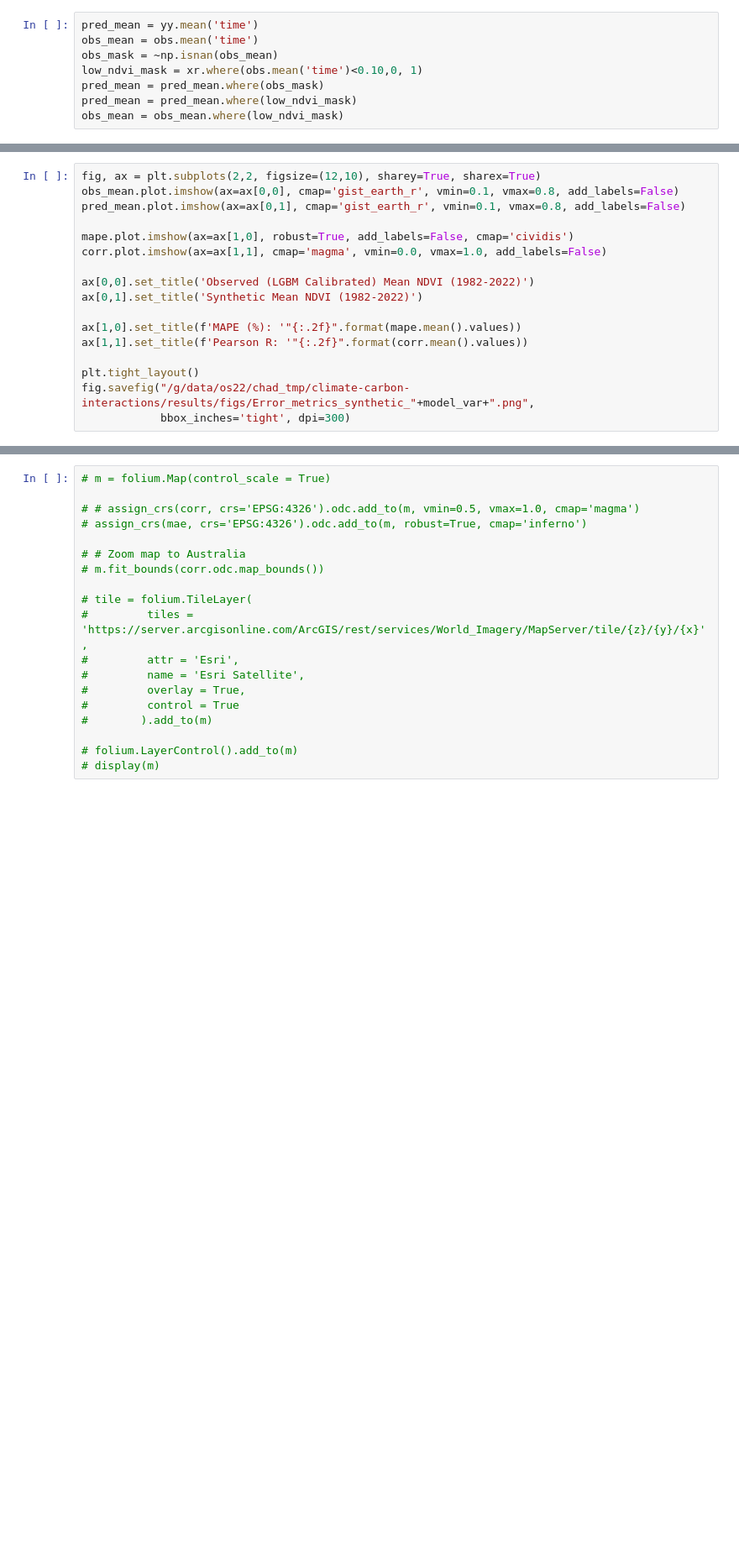
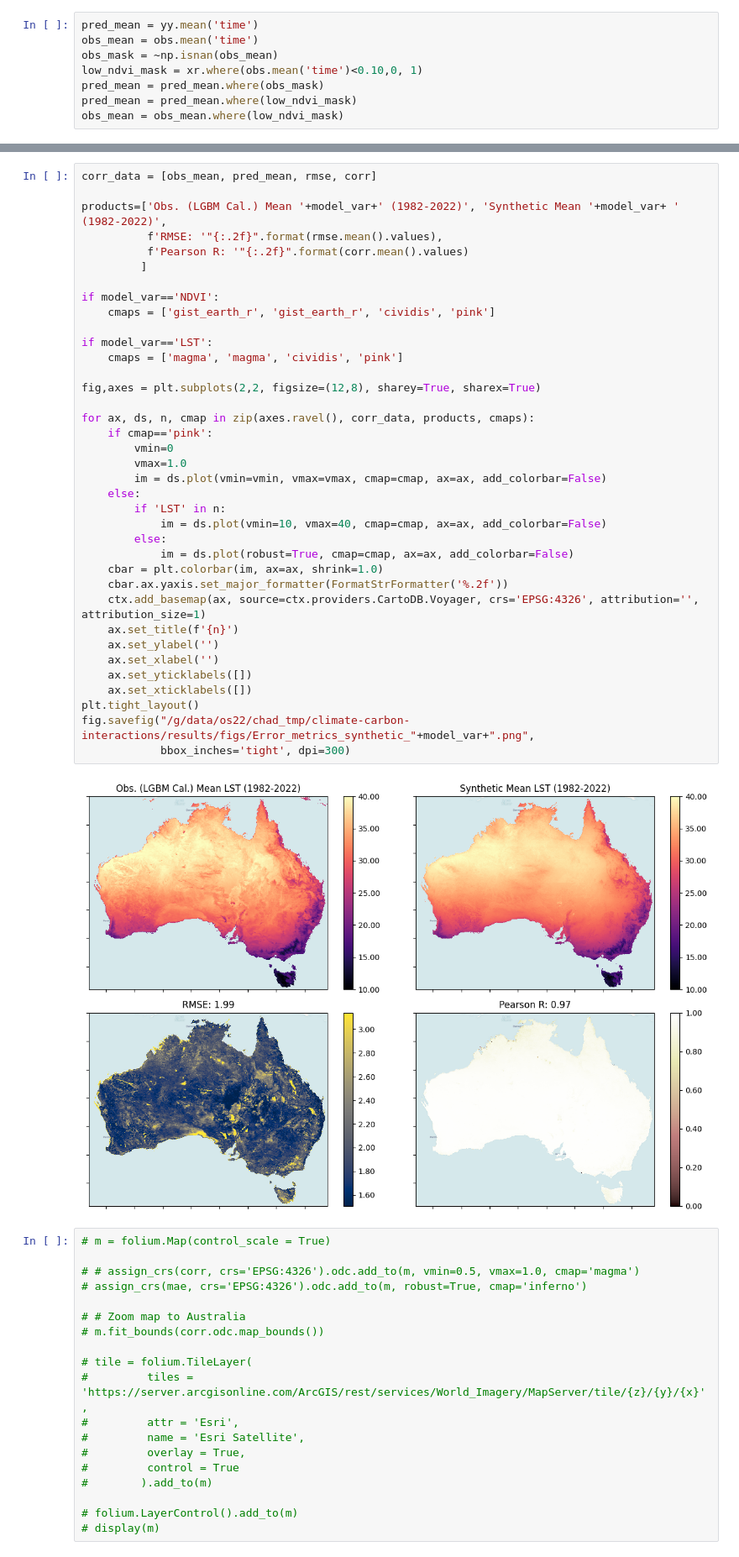
Before and after one commit to cbur24/climate-carbon-interactions, a Jupyter notebook: notebooks/landsurface_modelling/2_Compare_with_Observations.ipynb, the cells around one changed output, grey strips where cells are left out. Shown at 84% size. Cells and saved outputs as stored; diff of their text form; blank space fills up the shorter version.

```diff
--- a/notebooks/landsurface_modelling/2_Compare_with_Observations.ipynb
+++ b/notebooks/landsurface_modelling/2_Compare_with_Observations.ipynb
@@ -60,17 +72,0 @@ mape = mape.where(obs_mask)
-# %%
-fig, ax = plt.subplots(2,2, figsize=(12,10), sharey=True, sharex=True)
-obs_mean.plot.imshow(ax=ax[0,0], cmap='gist_earth_r', vmin=0.1, vmax=0.8, add_labels=False)
-pred_mean.plot.imshow(ax=ax[0,1], cmap='gist_earth_r', vmin=0.1, vmax=0.8, add_labels=False)
-
-mape.plot.imshow(ax=ax[1,0], robust=True, add_labels=False, cmap='cividis')
-corr.plot.imshow(ax=ax[1,1], cmap='magma', vmin=0.0, vmax=1.0, add_labels=False)
-
-ax[0,0].set_title('Observed (LGBM Calibrated) Mean NDVI (1982-2022)')
-ax[0,1].set_title('Synthetic Mean NDVI (1982-2022)')
-
-ax[1,0].set_title(f'MAPE (%): '"{:.2f}".format(mape.mean().values))
-ax[1,1].set_title(f'Pearson R: '"{:.2f}".format(corr.mean().values))
-
-plt.tight_layout()
-fig.savefig("/g/data/os22/chad_tmp/climate-carbon-interactions/results/figs/Error_metrics_synthetic_"+model_var+".png",
-            bbox_inches='tight', dpi=300)
@@ -79,3 +73,42 @@ fig.savefig("/g/data/os22/chad_tmp/climate-carbon-interactions/results/figs/Erro
+# %%
+corr_data = [obs_mean, pred_mean, rmse, corr]
+
+products=['Obs. (LGBM Cal.) Mean '+model_var+' (1982-2022)', 'Synthetic Mean '+model_var+ ' (1982-2022)',
+          f'RMSE: '"{:.2f}".format(rmse.mean().values),
+          f'Pearson R: '"{:.2f}".format(corr.mean().values)
+         ]
+
+if model_var=='NDVI':
+    cmaps = ['gist_earth_r', 'gist_earth_r', 'cividis', 'pink']
+
+if model_var=='LST':
+    cmaps = ['magma', 'magma', 'cividis', 'pink']
+
+fig,axes = plt.subplots(2,2, figsize=(12,8), sharey=True, sharex=True)
+
+for ax, ds, n, cmap in zip(axes.ravel(), corr_data, products, cmaps):
+    if cmap=='pink':
+        vmin=0
+        vmax=1.0
+        im = ds.plot(vmin=vmin, vmax=vmax, cmap=cmap, ax=ax, add_colorbar=False)
+    else:
+        if 'LST' in n:
+            im = ds.plot(vmin=10, vmax=40, cmap=cmap, ax=ax, add_colorbar=False)
+        else:
+            im = ds.plot(robust=True, cmap=cmap, ax=ax, add_colorbar=False)
+    cbar = plt.colorbar(im, ax=ax, shrink=1.0)
+    cbar.ax.yaxis.set_major_formatter(FormatStrFormatter('%.2f'))
+    ctx.add_basemap(ax, source=ctx.providers.CartoDB.Voyager, crs='EPSG:4326', attribution='', attribution_size=1)
+    ax.set_title(f'{n}')
+    ax.set_ylabel('')
+    ax.set_xlabel('')
+    ax.set_yticklabels([])
+    ax.set_xticklabels([])
+plt.tight_layout()
+fig.savefig("/g/data/os22/chad_tmp/climate-carbon-interactions/results/figs/Error_metrics_synthetic_"+model_var+".png",
+            bbox_inches='tight', dpi=300)
+# %% [output]
+[figure, added]
 # %%
 # m = folium.Map(control_scale = True)
 
```
Also changed, not shown: parts of 7 cells of this notebook, 7 other files.
